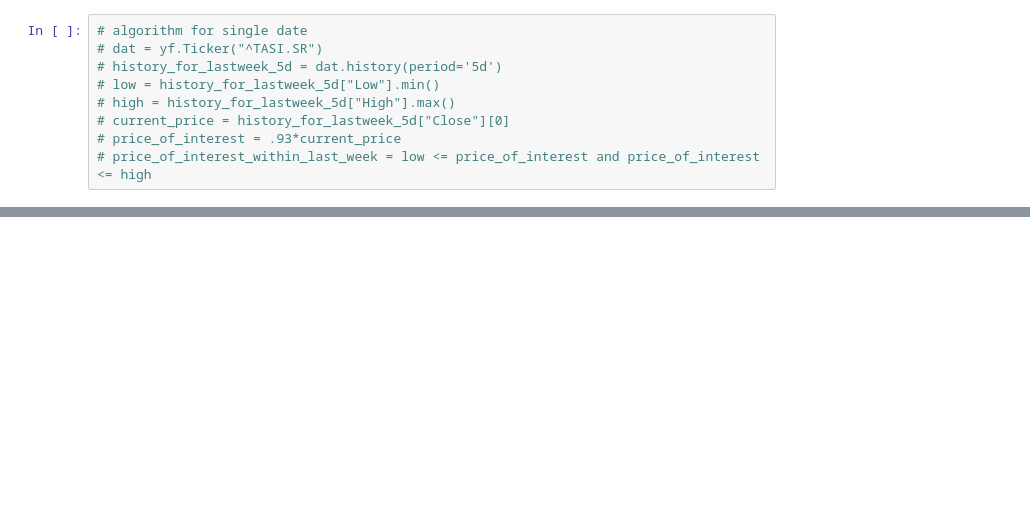
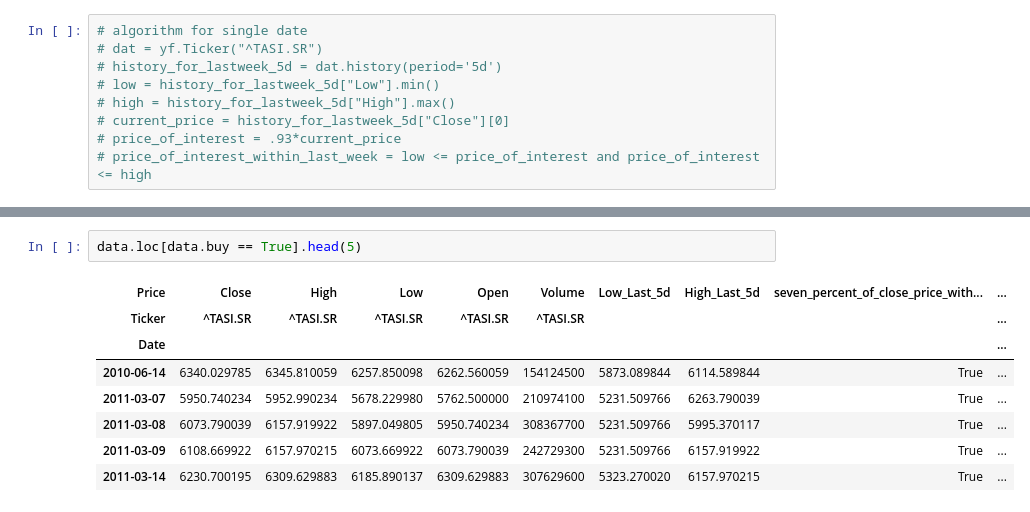
Before and after one commit to kamarulaw/saudi_backtests, a Jupyter notebook: start_date_01_23_25.ipynb, the cells around one changed output, grey strips where cells are left out. Drawn from its saved outputs; the diff is of its cells as text; blank space fills up the shorter version.

```diff
--- a/start_date_01_23_25.ipynb
+++ b/start_date_01_23_25.ipynb
@@ -88,0 +82,11 @@ data.head(15)
+# %%
+data.loc[data.buy == True].head(5)
+# %% [output]
+| Price | Close | High | Low | Open | Volume | Low_Last_5d | High_Last_5d | seven_percent_of_close_price_with... | ... |
+| Ticker | ^TASI.SR | ^TASI.SR | ^TASI.SR | ^TASI.SR | ^TASI.SR |  |  |  | ... |
+| Date |  |  |  |  |  |  |  |  | ... |
+| 2010-06-14 | 6340.029785 | 6345.810059 | 6257.850098 | 6262.560059 | 154124500 | 5873.089844 | 6114.589844 | True | ... |
+| 2011-03-07 | 5950.740234 | 5952.990234 | 5678.229980 | 5762.500000 | 210974100 | 5231.509766 | 6263.790039 | True | ... |
+| 2011-03-08 | 6073.790039 | 6157.919922 | 5897.049805 | 5950.740234 | 308367700 | 5231.509766 | 5995.370117 | True | ... |
+| 2011-03-09 | 6108.669922 | 6157.970215 | 6073.669922 | 6073.790039 | 242729300 | 5231.509766 | 6157.919922 | True | ... |
+| 2011-03-14 | 6230.700195 | 6309.629883 | 6185.890137 | 6309.629883 | 307629600 | 5323.270020 | 6157.970215 | True | ... |
```
Also changed, not shown: parts of 2 cells of this notebook.
